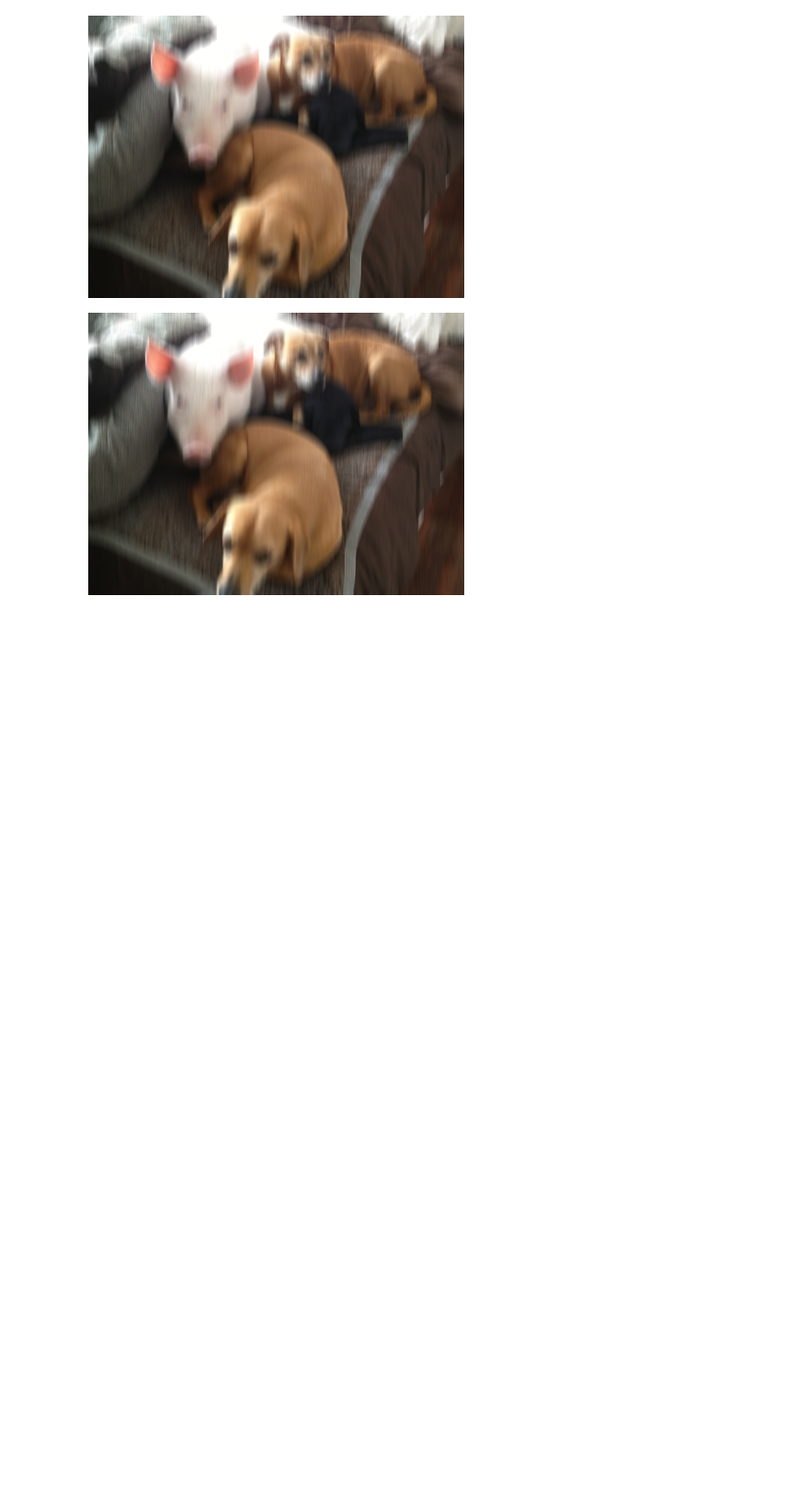
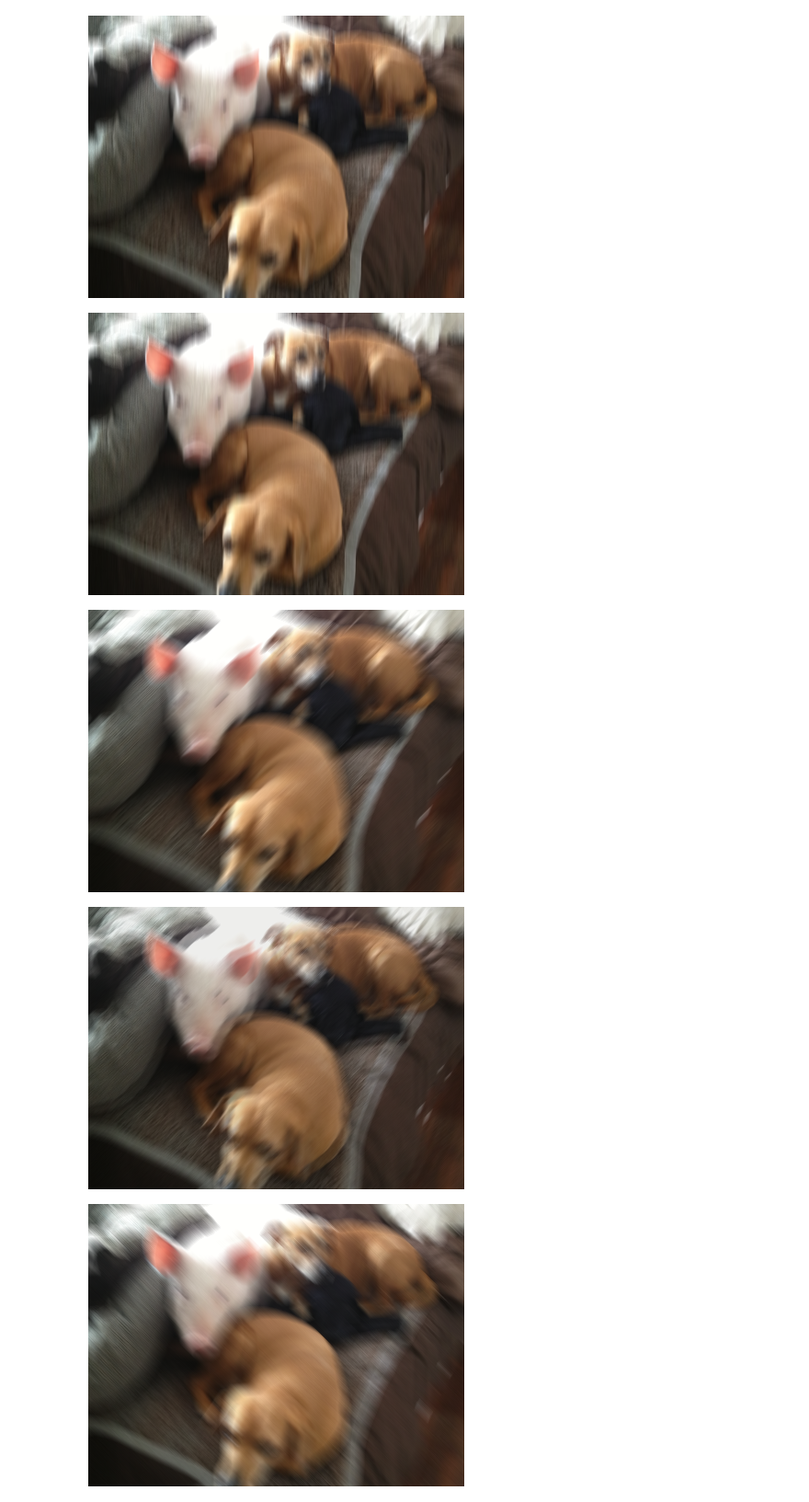
Before and after one commit to atharvakarnik/DataScience, a Jupyter notebook: CV_MotionBlur.ipynb, the cells around one changed output. Shown at 92% size. Cells and saved outputs as stored; diff of their text form; code cells hidden in the pictures; blank space fills up the shorter version.

```diff
--- a/CV_MotionBlur.ipynb
+++ b/CV_MotionBlur.ipynb
@@ -180,3 +180,80 @@ cv2_imshow(vert4)
 [figure]
 [figure]
 [figure]
+# %%
+diag_kern1 = np.array([[0,0,0,0,0,0,0,0,0,0,0,0,0,0,0.067],
+                       [0,0,0,0,0,0,0,0,0,0,0,0,0,0.067,0],
+                       [0,0,0,0,0,0,0,0,0,0,0,0,0.067,0,0],
+                       [0,0,0,0,0,0,0,0,0,0,0,0.067,0,0,0],
+                       [0,0,0,0,0,0,0,0,0,0,0.067,0,0,0,0],
+                       [0,0,0,0,0,0,0,0,0,0.067,0,0,0,0,0],
+                       [0,0,0,0,0,0,0,0,0.067,0,0,0,0,0,0],
+                       [0,0,0,0,0,0,0,0.067,0,0,0,0,0,0,0],
+                       [0,0,0,0,0,0,0.067,0,0,0,0,0,0,0,0],
+                       [0,0,0,0,0,0.067,0,0,0,0,0,0,0,0,0],
+                       [0,0,0,0,0.067,0,0,0,0,0,0,0,0,0,0],
+                       [0,0,0,0.067,0,0,0,0,0,0,0,0,0,0,0],
+                       [0,0,0.067,0,0,0,0,0,0,0,0,0,0,0,0],
+                       [0,0.067,0,0,0,0,0,0,0,0,0,0,0,0,0],
+                       [0.067,0,0,0,0,0,0,0,0,0,0,0,0,0,0]])
+
+diag_kern2 = np.array([[0,0,0,0,0,0,0.067,0,0,0,0,0,0,0,0],
+                       [0,0,0,0,0,0.067,0,0,0,0,0,0,0,0,0],
+                       [0,0,0,0,0.067,0,0,0,0,0,0,0,0,0,0],
+                       [0,0,0,0.067,0,0,0,0,0,0,0,0,0,0,0],
+                       [0,0,0.067,0,0,0,0,0,0,0,0,0,0,0,0],
+                       [0,0.067,0,0,0,0,0,0,0,0,0,0,0,0,0],
+                       [0.067,0,0,0,0,0,0,0,0,0,0,0,0,0,0],
+                       [0,0,0,0,0,0,0,0,0,0,0,0,0,0,0],
+                       [0,0,0,0,0,0,0,0,0,0,0,0,0,0,0.067],
+                       [0,0,0,0,0,0,0,0,0,0,0,0,0,0.067,0],
+                       [0,0,0,0,0,0,0,0,0,0,0,0,0.067,0,0],
+                       [0,0,0,0,0,0,0,0,0,0,0,0.067,0,0,0],
+                       [0,0,0,0,0,0,0,0,0,0,0.067,0,0,0,0],
+                       [0,0,0,0,0,0,0,0,0,0.067,0,0,0,0,0],
+                       [0,0,0,0,0,0,0,0,0.067,0,0,0,0,0,0]])
+
+diag_kern3 = np.array([[0.067,0,0,0,0,0,0,0,0,0,0,0,0,0,0],
+                       [0,0.067,0,0,0,0,0,0,0,0,0,0,0,0,0],
+                       [0,0,0.067,0,0,0,0,0,0,0,0,0,0,0,0],
+                       [0,0,0,0.067,0,0,0,0,0,0,0,0,0,0,0],
+                       [0,0,0,0,0.067,0,0,0,0,0,0,0,0,0,0],
+                       [0,0,0,0,0,0.067,0,0,0,0,0,0,0,0,0],
+                       [0,0,0,0,0,0,0.067,0,0,0,0,0,0,0,0],
+                       [0,0,0,0,0,0,0,0.067,0,0,0,0,0,0,0],
+                       [0,0,0,0,0,0,0,0,0.067,0,0,0,0,0,0],
+                       [0,0,0,0,0,0,0,0,0,0.067,0,0,0,0,0],
+                       [0,0,0,0,0,0,0,0,0,0,0.067,0,0,0,0],
+                       [0,0,0,0,0,0,0,0,0,0,0,0.067,0,0,0],
+                       [0,0,0,0,0,0,0,0,0,0,0,0,0.067,0,0],
+                       [0,0,0,0,0,0,0,0,0,0,0,0,0,0.067,0],
+                       [0,0,0,0,0,0,0,0,0,0,0,0,0,0,0.067]])
+
+diag_kern4 = np.array([[0,0,0.067,0,0,0,0,0,0,0,0,0,0,0,0],
+                       [0,0,0,0.067,0,0,0,0,0,0,0,0,0,0,0],
+                       [0,0,0,0,0.067,0,0,0,0,0,0,0,0,0,0],
+                       [0,0,0,0,0,0.067,0,0,0,0,0,0,0,0,0],
+                       [0,0,0,0,0,0,0.067,0,0,0,0,0,0,0,0],
+                       [0,0,0,0,0,0,0,0.067,0,0,0,0,0,0,0],
+                       [0,0,0,0,0,0,0,0,0.067,0,0,0,0,0,0],
+                       [0,0,0,0,0,0,0,0,0,0.067,0,0,0,0,0],
+                       [0,0,0,0,0,0,0,0,0,0,0.067,0,0,0,0],
+                       [0,0,0,0,0,0,0,0,0,0,0,0.067,0,0,0],
+                       [0,0,0,0,0,0,0,0,0,0,0,0,0.067,0,0],
+                       [0,0,0,0,0,0,0,0,0,0,0,0,0,0.067,0],
+                       [0,0,0,0,0,0,0,0,0,0,0,0,0,0,0.067],
+                       [0,0,0,0,0,0,0,0,0,0,0,0,0.067,0,0],
+                       [0,0,0,0,0,0,0,0,0,0,0,0,0,0.067,0]])
+#Display the convolutions
+diag1 = cv.filter2D(imgRsz, -1, diag_kern1)
+diag2 = cv.filter2D(imgRsz, -1, diag_kern2)
+diag3 = cv.filter2D(imgRsz, -1, diag_kern3)
+diag4 = cv.filter2D(imgRsz, -1, diag_kern4)
+cv2_imshow(diag1)
+cv2_imshow(diag2)
+cv2_imshow(diag3)
+cv2_imshow(diag4)
+# %% [output]
+[figure, added]
+[figure, added]
+[figure, added]
```
Also changed, not shown: parts of 1 cell of this notebook.
